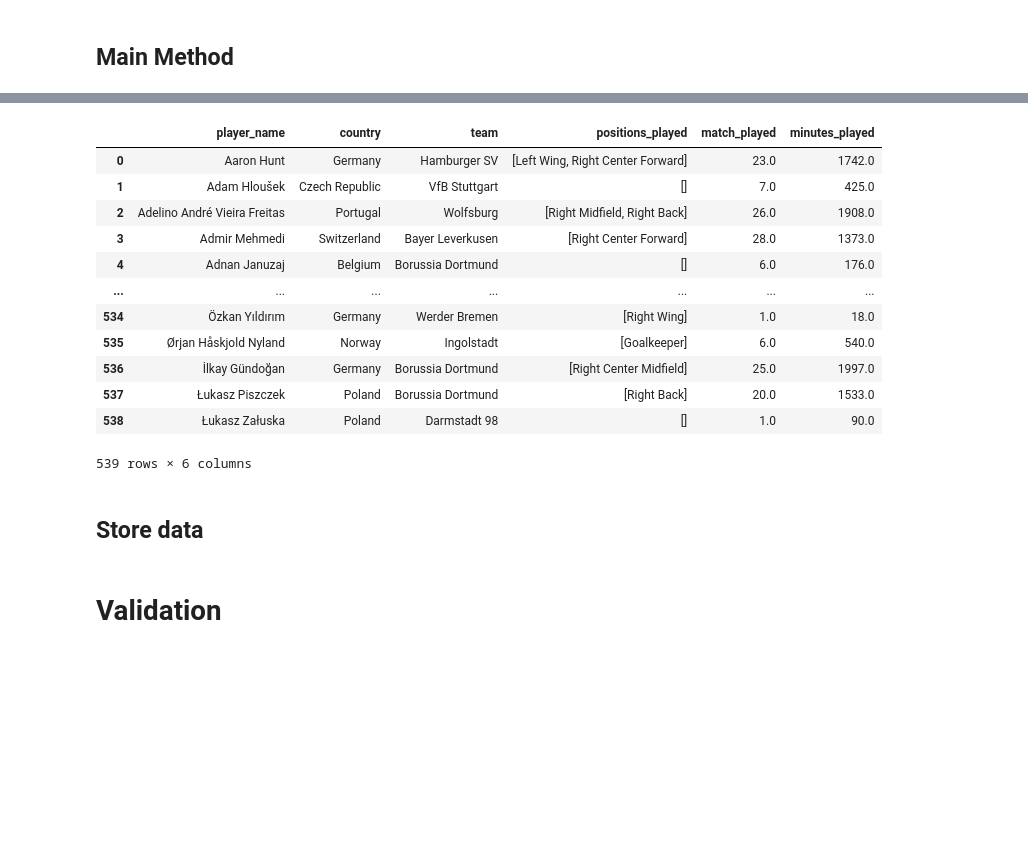
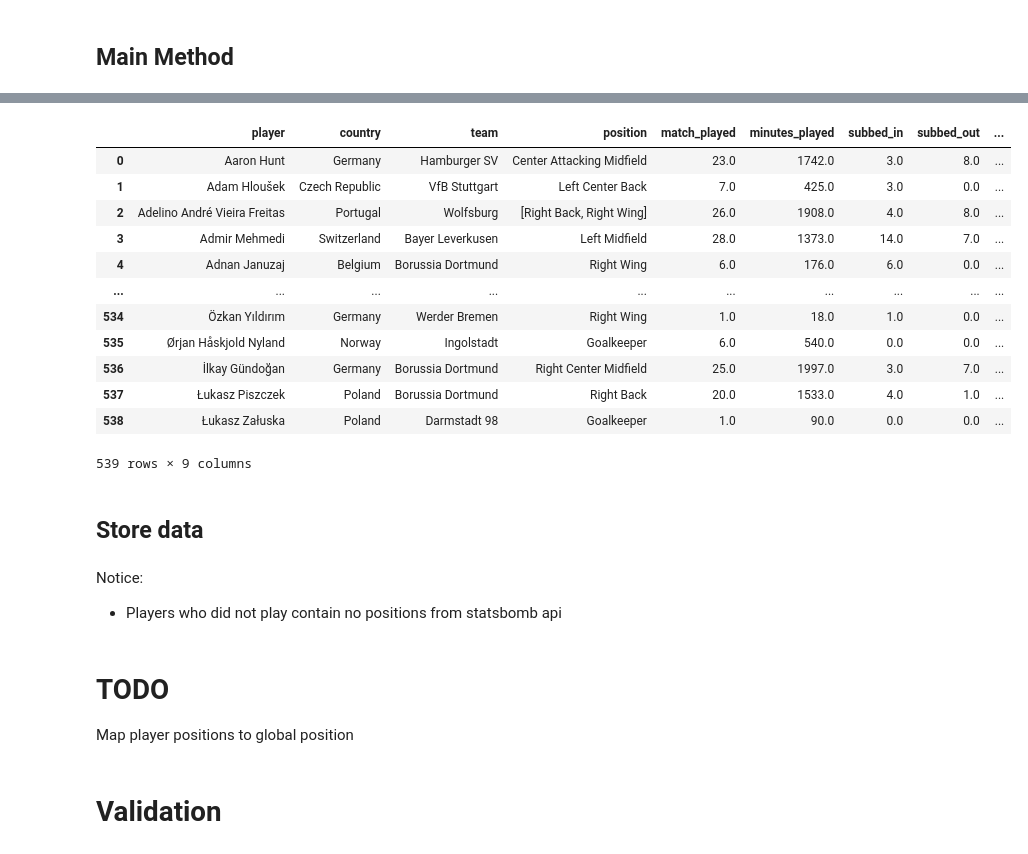
Before and after one commit to allorenz/football-player-similarity, a Jupyter notebook: src/feature_standard_stats.ipynb, the cells around one changed output, grey strips where cells are left out. Drawn from its saved outputs; the diff is of its cells as text; code cells hidden in the pictures; blank space fills up the shorter version.

Commit message:
positions fixed

```diff
--- a/src/feature_standard_stats.ipynb
+++ b/src/feature_standard_stats.ipynb
@@ -41,6 +41,8 @@ def get_most_frequent_pos(input_list):
         counter = Counter(input_list)
         max_count = max(counter.values())
         most_frequent_pos = [item for item, count in counter.items() if count == max_count]
+        if len(most_frequent_pos)==1:
+            return most_frequent_pos[0]
     except:
         most_frequent_pos = None
     return most_frequent_pos
@@ -128,7 +130,7 @@ def analyze_standard_stats(df):
         )
 
     log_step("Retrieve Lineups from API to map team, country, and positions_played")
-    df_team_country = pd.DataFrame()
+    df_team_country_concated = pd.DataFrame()
     # load and stack matches
     for match_id in tqdm(match_ids, desc="Retrieving Lineups per game from API", unit="match"):
         lineups = sb.lineups(match_id=match_id) # ["Hertha Berlin"]
@@ -136,22 +138,25 @@ def analyze_standard_stats(df):
         for team in lineups.keys():
             player_information = lineups[team].loc[:, ["player_name","country","positions"]]
             player_information["team"] = team
-            df_team_country = pd.concat([df_team_country, player_information], axis=0)
+            df_team_country_concated = pd.concat([df_team_country_concated, player_information], axis=0)
 
-    df_team_country = df_team_country.drop_duplicates(subset=['player_name'])
+    df_team_country = df_team_country_concated.drop_duplicates(subset=['player_name'])
+    df_team_country = df_team_country.rename({"player_name" : "player"},axis=1)
 
     log_step("Process positions")
-    positions_played_df = get_positions_played(df_team_country)
+    positions_played_df = get_positions_played(df_team_country_concated)
+    positions_played_df = positions_played_df.reset_index(drop=False).rename({"player_name" : "player"},axis=1)
 
     log_step("Merge to final dataframe")
-    # merge df_match_minutes_played and df_team_country to standard_stats
-    standard_stats = pd.merge(left=df_match_minutes_played, right=df_team_country,left_on="player",right_on="player_name", how="right")
+    # merge player position to standard stats
+    standard_stats = pd.merge(left=df_match_minutes_played, right=positions_played_df, on="player", how="right")
+    standard_stats = standard_stats.fillna(0) # player with nan did not play
 
-    # merge player position to standard stats
-    standard_stats = pd.merge(left=standard_stats, right=positions_played_df ,left_on="player_name",right_on="player_name", how="right")
+    # merge country and team to standard stats
+    standard_stats = pd.merge(left=standard_stats, right=df_team_country,on="player", how="left")
 
     # reorder columns and keep only relevant
-    standard_stats = standard_stats[["player_name", "country","team","positions_played","match_played","minutes_played"]]
+    standard_stats = standard_stats[["player","country","team","position","match_played","minutes_played","subbed_in","subbed_out","positions_played"]]
 
     return standard_stats
 
@@ -165,17 +170,23 @@ result_df
-|  | player_name | country | team | positions_played | match_played | minutes_played |
-| 0 | Aaron Hunt | Germany | Hamburger SV | [Left Wing, Right Center Forward] | 23.0 | 1742.0 |
-| 1 | Adam Hloušek | Czech Republic | VfB Stuttgart | [] | 7.0 | 425.0 |
-| 2 | Adelino André Vieira Freitas | Portugal | Wolfsburg | [Right Midfield, Right Back] | 26.0 | 1908.0 |
-| 3 | Admir Mehmedi | Switzerland | Bayer Leverkusen | [Right Center Forward] | 28.0 | 1373.0 |
-| 4 | Adnan Januzaj | Belgium | Borussia Dortmund | [] | 6.0 | 176.0 |
-| ... | ... | ... | ... | ... | ... | ... |
-| 534 | Özkan Yıldırım | Germany | Werder Bremen | [Right Wing] | 1.0 | 18.0 |
-| 535 | Ørjan Håskjold Nyland | Norway | Ingolstadt | [Goalkeeper] | 6.0 | 540.0 |
-| 536 | İlkay Gündoğan | Germany | Borussia Dortmund | [Right Center Midfield] | 25.0 | 1997.0 |
-| 537 | Łukasz Piszczek | Poland | Borussia Dortmund | [Right Back] | 20.0 | 1533.0 |
-| 538 | Łukasz Załuska | Poland | Darmstadt 98 | [] | 1.0 | 90.0 |
+|  | player | country | team | position | match_played | minutes_played | subbed_in | subbed_out | ... |
+| 0 | Aaron Hunt | Germany | Hamburger SV | Center Attacking Midfield | 23.0 | 1742.0 | 3.0 | 8.0 | ... |
+| 1 | Adam Hloušek | Czech Republic | VfB Stuttgart | Left Center Back | 7.0 | 425.0 | 3.0 | 0.0 | ... |
+| 2 | Adelino André Vieira Freitas | Portugal | Wolfsburg | [Right Back, Right Wing] | 26.0 | 1908.0 | 4.0 | 8.0 | ... |
+| 3 | Admir Mehmedi | Switzerland | Bayer Leverkusen | Left Midfield | 28.0 | 1373.0 | 14.0 | 7.0 | ... |
+| 4 | Adnan Januzaj | Belgium | Borussia Dortmund | Right Wing | 6.0 | 176.0 | 6.0 | 0.0 | ... |
+| ... | ... | ... | ... | ... | ... | ... | ... | ... | ... |
+| 534 | Özkan Yıldırım | Germany | Werder Bremen | Right Wing | 1.0 | 18.0 | 1.0 | 0.0 | ... |
+| 535 | Ørjan Håskjold Nyland | Norway | Ingolstadt | Goalkeeper | 6.0 | 540.0 | 0.0 | 0.0 | ... |
+| 536 | İlkay Gündoğan | Germany | Borussia Dortmund | Right Center Midfield | 25.0 | 1997.0 | 3.0 | 7.0 | ... |
+| 537 | Łukasz Piszczek | Poland | Borussia Dortmund | Right Back | 20.0 | 1533.0 | 4.0 | 1.0 | ... |
+| 538 | Łukasz Załuska | Poland | Darmstadt 98 | Goalkeeper | 1.0 | 90.0 | 0.0 | 0.0 | ... |
-539 rows × 6 columns
+539 rows × 9 columns
 # %% [markdown]
 ## __Store data__
 # %%
 result_df.to_csv("../data/standard_stats.csv",index=False)
+# %% [markdown]
+Notice:
+- Players who did not play contain no positions from statsbomb api
+# %% [markdown]
+# __TODO__
+Map player positions to global position
```
Also changed, not shown: parts of 12 cells of this notebook, 1 other file.
